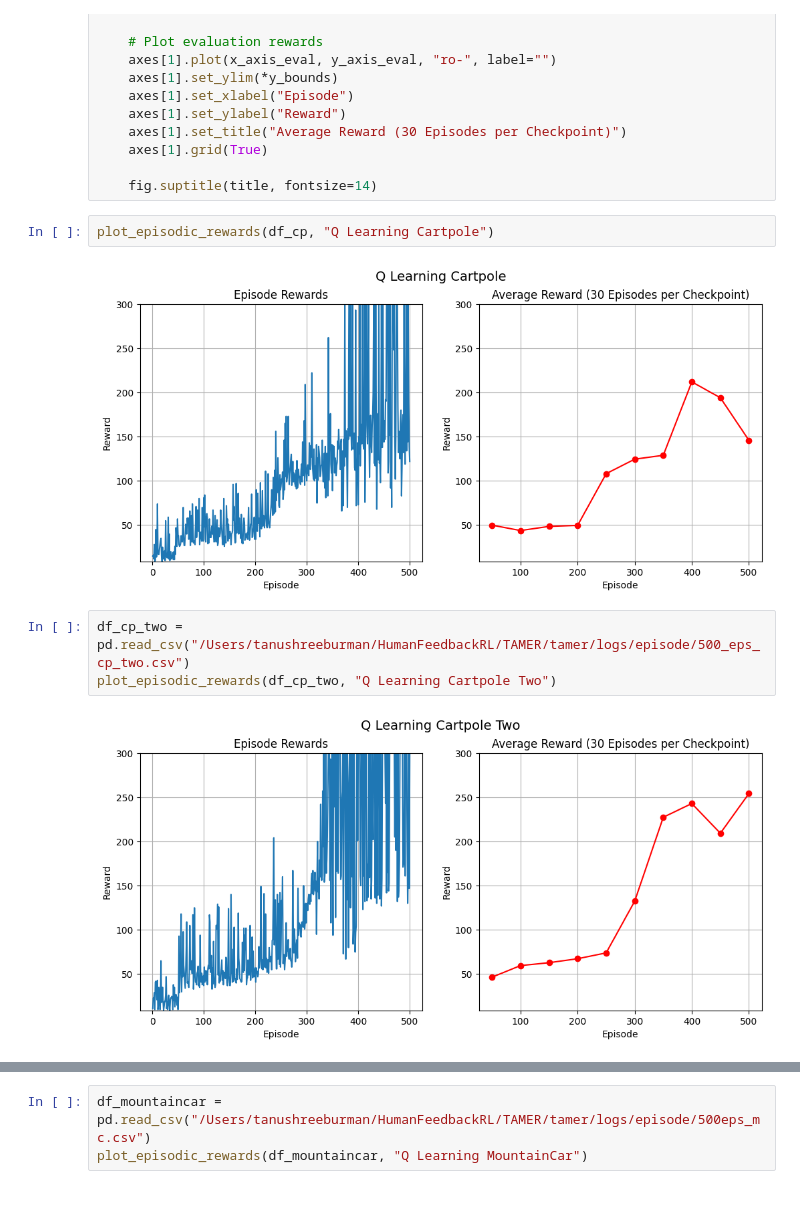
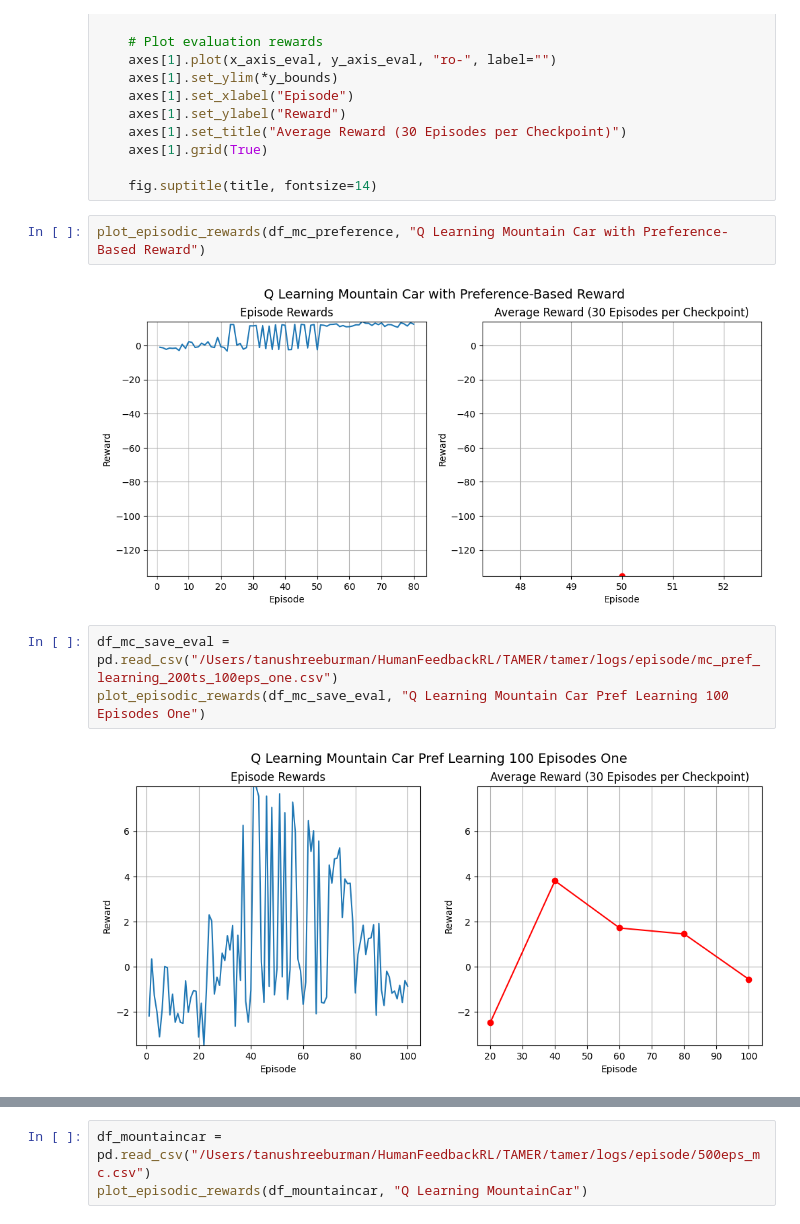
Before and after one commit to BurmanT/TAMER, a Jupyter notebook: plotting_results.ipynb, the cells around one changed output, grey strips where cells are left out. Saved outputs shown, nothing was run; the diff lists cells and outputs as text.

Commit message:
aprel works on mountain car

```diff
--- a/plotting_results.ipynb
+++ b/plotting_results.ipynb
@@ -58,11 +58,11 @@ def plot_episodic_rewards(df: pd.DataFrame, title):
 
     fig.suptitle(title, fontsize=14)
 # %%
-plot_episodic_rewards(df_cp, "Q Learning Cartpole")
+plot_episodic_rewards(df_mc_preference, "Q Learning Mountain Car with Preference-Based Reward")
 # %% [output]
-[figure, old version]
+[figure, new version]
 # %%
-df_cp_two = pd.read_csv("/Users/tanushreeburman/HumanFeedbackRL/TAMER/tamer/logs/episode/500_eps_cp_two.csv")
-plot_episodic_rewards(df_cp_two, "Q Learning Cartpole Two")
+df_mc_save_eval = pd.read_csv("/Users/tanushreeburman/HumanFeedbackRL/TAMER/tamer/logs/episode/mc_pref_learning_200ts_100eps_one.csv")
+plot_episodic_rewards(df_mc_save_eval, "Q Learning Mountain Car Pref Learning 100 Episodes One")
 # %% [output]
-[figure, old version]
+[figure, new version]
```
Also changed, not shown: parts of 2 cells of this notebook, 5 other files.
